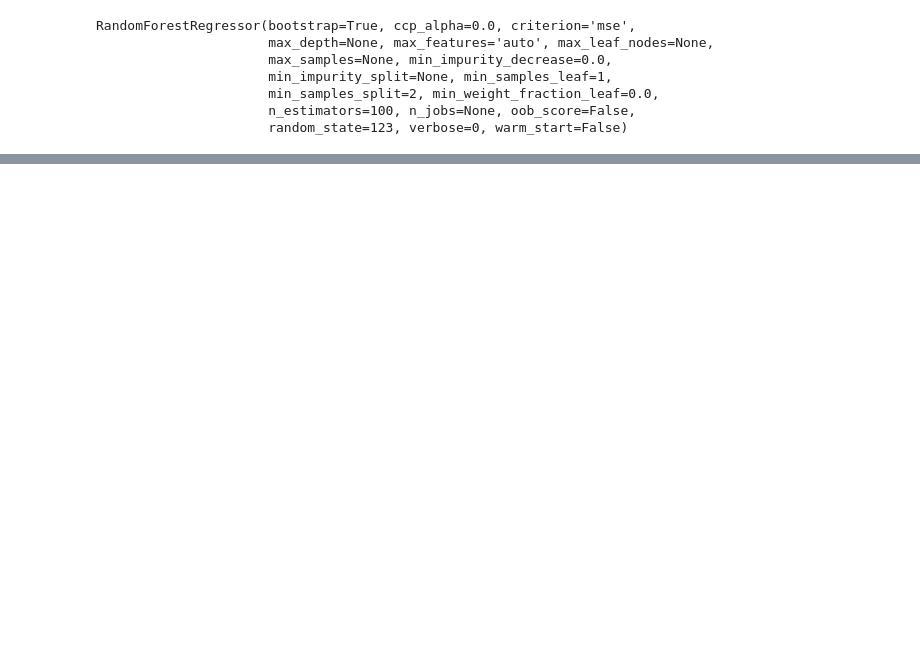
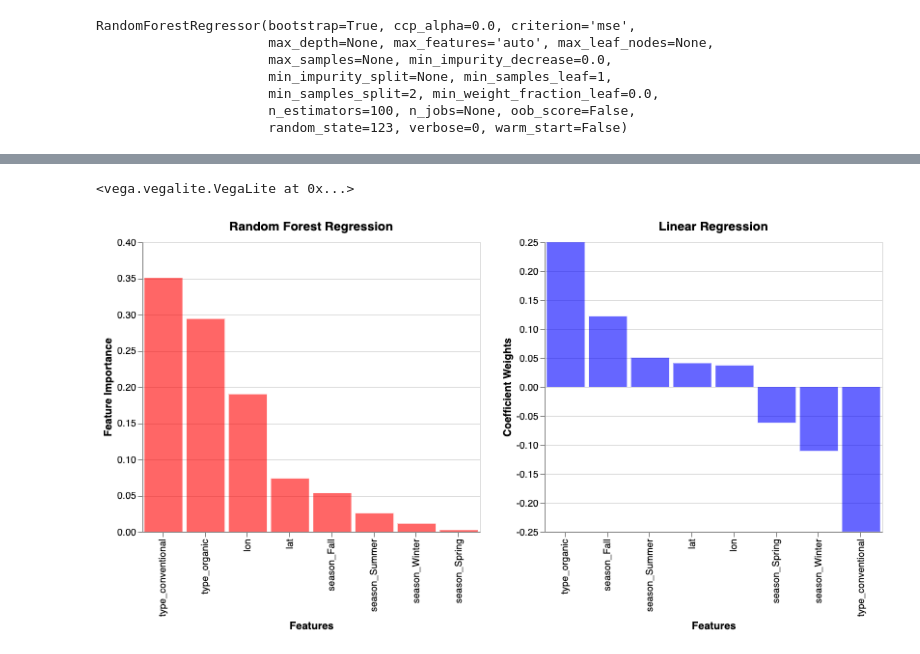
Before and after one commit to UBC-MDS/DSCI_522_Group411, a Jupyter notebook: src/ML_analysis.ipynb, the cells around one changed output, grey strips where cells are left out. Saved outputs shown, nothing was run; the diff lists cells and outputs as text; code cells hidden in the pictures; blank space fills up the shorter version.

```diff
--- a/src/ML_analysis.ipynb
+++ b/src/ML_analysis.ipynb
@@ -184,0 +296,5 @@ list(zip(feature_list, lr.coef_))
+# %%
+rfr_plot | lr_plot
+# %% [output]
+<vega.vegalite.VegaLite at 0x...>
+[figure, added]
```
Also changed, not shown: parts of 31 cells of this notebook.
